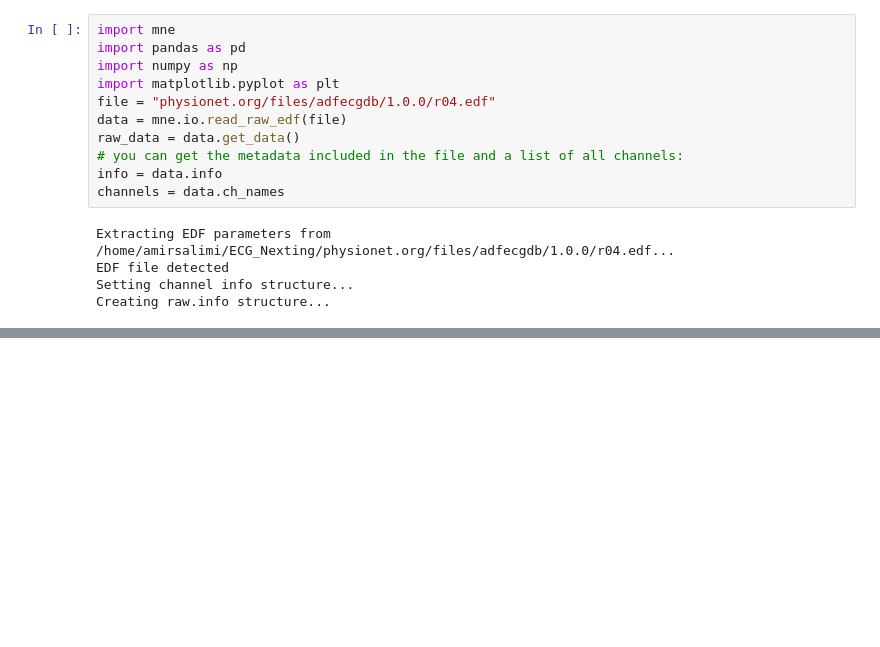
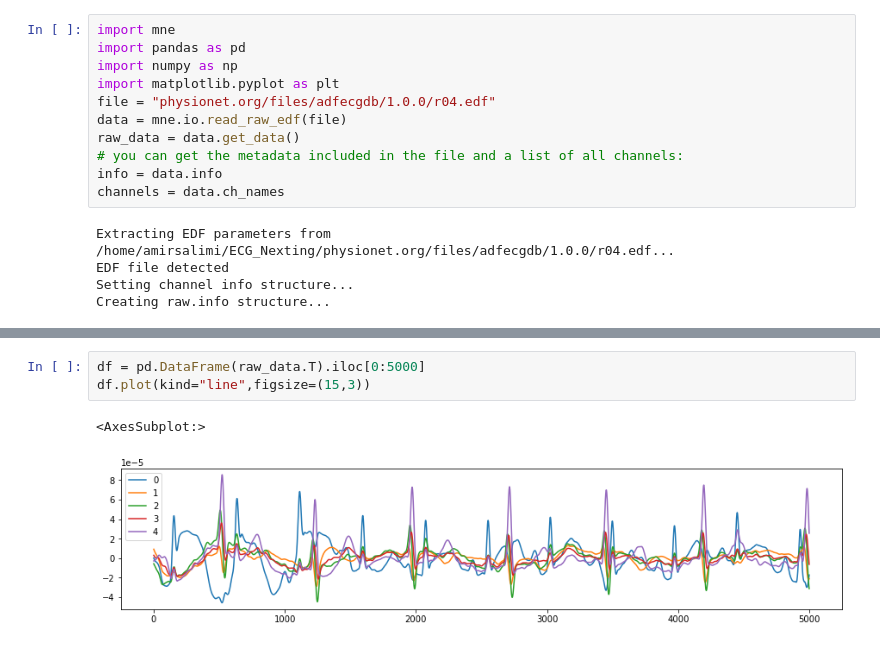
Before and after one commit to Sohyun1798/MultiVariable_Nexting, a Jupyter notebook: setup_database.ipynb, the cells around one changed output, grey strips where cells are left out. Drawn from its saved outputs; the diff is of its cells as text; blank space fills up the shorter version.

```diff
--- a/setup_database.ipynb
+++ b/setup_database.ipynb
@@ -26,0 +55,6 @@ df.plot(kind="line",figsize=(15,3))
+# %%
+df = pd.DataFrame(raw_data.T).iloc[0:5000]
+df.plot(kind="line",figsize=(15,3))
+# %% [output]
+<AxesSubplot:>
+[figure, added]
```
Also changed, not shown: parts of 5 cells of this notebook, 2 other files.
